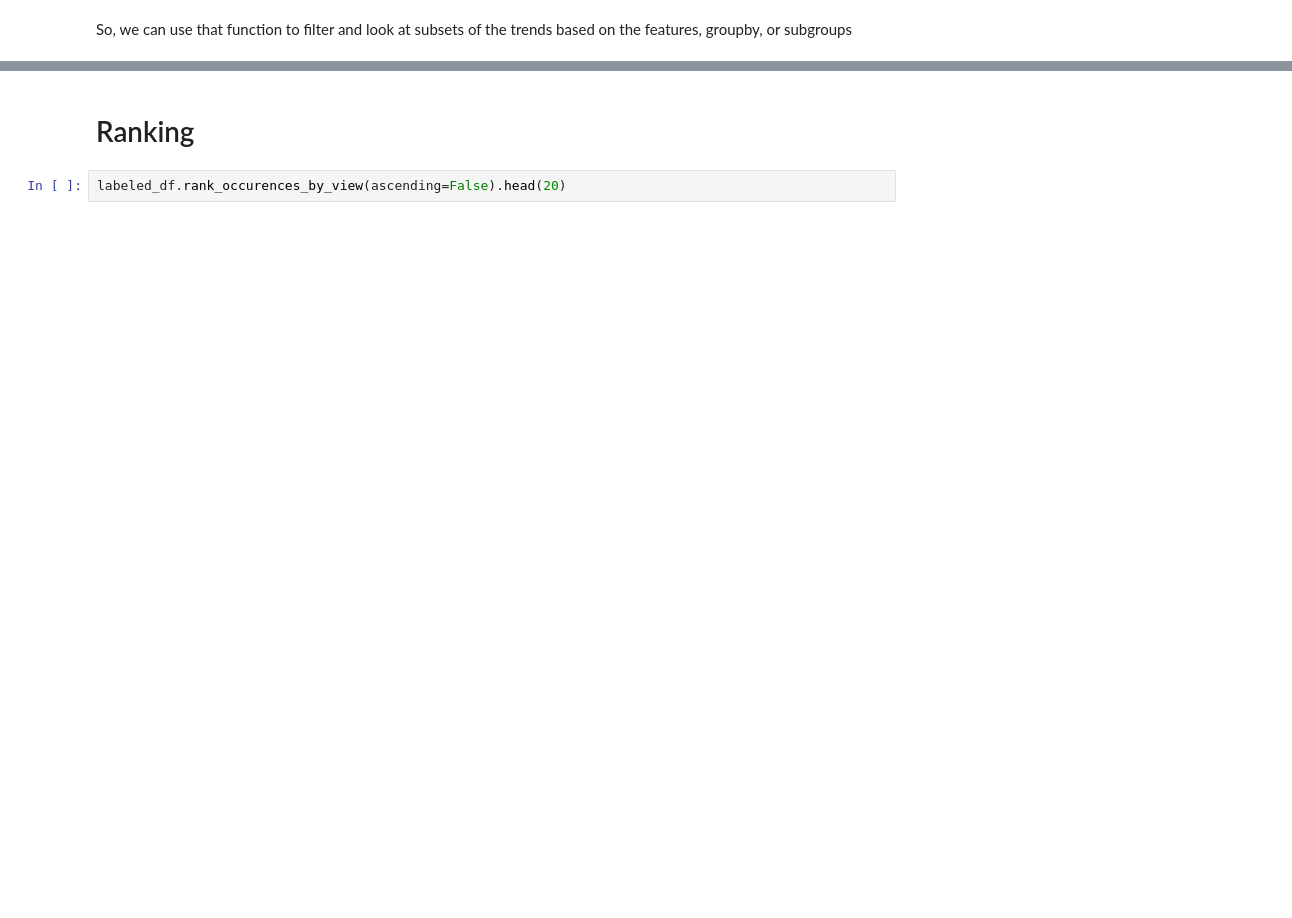
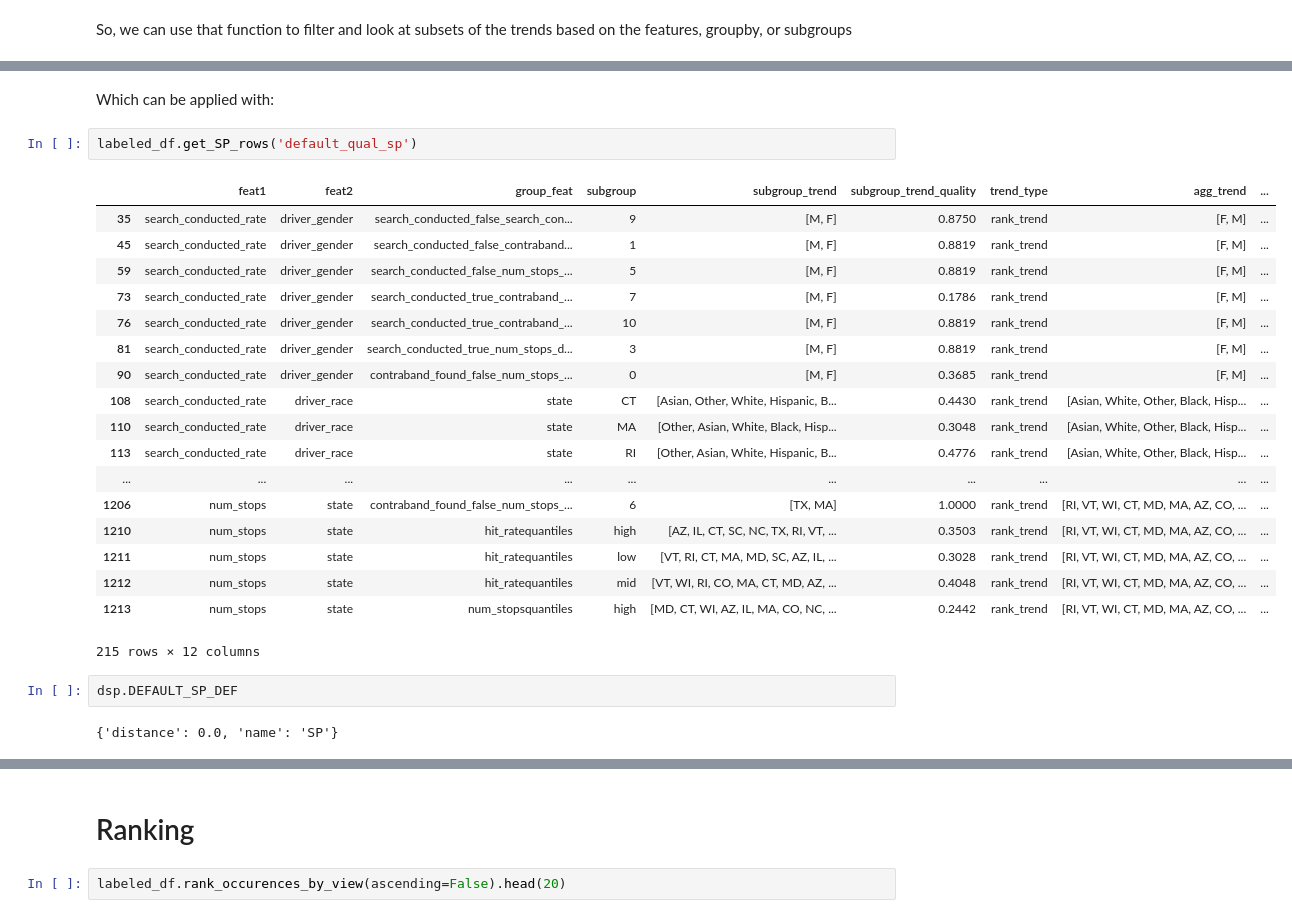
Before and after one commit to fairnessforensics/wiggum, a Jupyter notebook: research_notebooks/01_basic_demo.ipynb, the cells around one changed output, grey strips where cells are left out. Drawn from its saved outputs; the diff is of its cells as text; blank space fills up the shorter version.

```diff
--- a/research_notebooks/01_basic_demo.ipynb
+++ b/research_notebooks/01_basic_demo.ipynb
@@ -361,0 +418,27 @@ labeled_df.get_SP_rows(thresh=.2)
+# %% [markdown]
+Which can be applied with:
+# %%
+labeled_df.get_SP_rows('default_qual_sp')
+# %% [output]
+|  | feat1 | feat2 | group_feat | subgroup | subgroup_trend | subgroup_trend_quality | trend_type | agg_trend | ... |
+| 35 | search_conducted_rate | driver_gender | search_conducted_false_search_con... | 9 | [M, F] | 0.8750 | rank_trend | [F, M] | ... |
+| 45 | search_conducted_rate | driver_gender | search_conducted_false_contraband... | 1 | [M, F] | 0.8819 | rank_trend | [F, M] | ... |
+| 59 | search_conducted_rate | driver_gender | search_conducted_false_num_stops_... | 5 | [M, F] | 0.8819 | rank_trend | [F, M] | ... |
+| 73 | search_conducted_rate | driver_gender | search_conducted_true_contraband_... | 7 | [M, F] | 0.1786 | rank_trend | [F, M] | ... |
+| 76 | search_conducted_rate | driver_gender | search_conducted_true_contraband_... | 10 | [M, F] | 0.8819 | rank_trend | [F, M] | ... |
+| 81 | search_conducted_rate | driver_gender | search_conducted_true_num_stops_d... | 3 | [M, F] | 0.8819 | rank_trend | [F, M] | ... |
+| 90 | search_conducted_rate | driver_gender | contraband_found_false_num_stops_... | 0 | [M, F] | 0.3685 | rank_trend | [F, M] | ... |
+| 108 | search_conducted_rate | driver_race | state | CT | [Asian, Other, White, Hispanic, B... | 0.4430 | rank_trend | [Asian, White, Other, Black, Hisp... | ... |
+| 110 | search_conducted_rate | driver_race | state | MA | [Other, Asian, White, Black, Hisp... | 0.3048 | rank_trend | [Asian, White, Other, Black, Hisp... | ... |
+| 113 | search_conducted_rate | driver_race | state | RI | [Other, Asian, White, Hispanic, B... | 0.4776 | rank_trend | [Asian, White, Other, Black, Hisp... | ... |
+| ... | ... | ... | ... | ... | ... | ... | ... | ... | ... |
+| 1206 | num_stops | state | contraband_found_false_num_stops_... | 6 | [TX, MA] | 1.0000 | rank_trend | [RI, VT, WI, CT, MD, MA, AZ, CO, ... | ... |
+| 1210 | num_stops | state | hit_ratequantiles | high | [AZ, IL, CT, SC, NC, TX, RI, VT, ... | 0.3503 | rank_trend | [RI, VT, WI, CT, MD, MA, AZ, CO, ... | ... |
+| 1211 | num_stops | state | hit_ratequantiles | low | [VT, RI, CT, MA, MD, SC, AZ, IL, ... | 0.3028 | rank_trend | [RI, VT, WI, CT, MD, MA, AZ, CO, ... | ... |
+| 1212 | num_stops | state | hit_ratequantiles | mid | [VT, WI, RI, CO, MA, CT, MD, AZ, ... | 0.4048 | rank_trend | [RI, VT, WI, CT, MD, MA, AZ, CO, ... | ... |
+| 1213 | num_stops | state | num_stopsquantiles | high | [MD, CT, WI, AZ, IL, MA, CO, NC, ... | 0.2442 | rank_trend | [RI, VT, WI, CT, MD, MA, AZ, CO, ... | ... |
+215 rows × 12 columns
+# %%
+dsp.DEFAULT_SP_DEF
+# %% [output]
+{'distance': 0.0, 'name': 'SP'}
```
Also changed, not shown: parts of 20 cells of this notebook, 1 other file.
